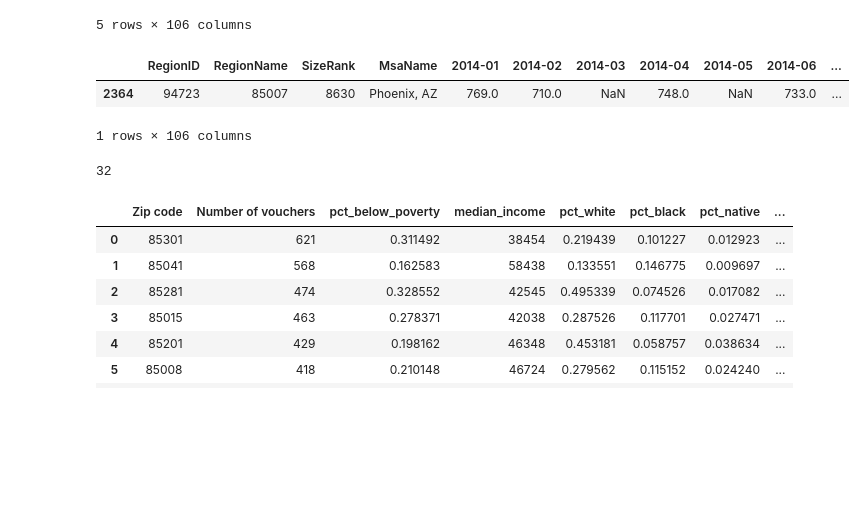
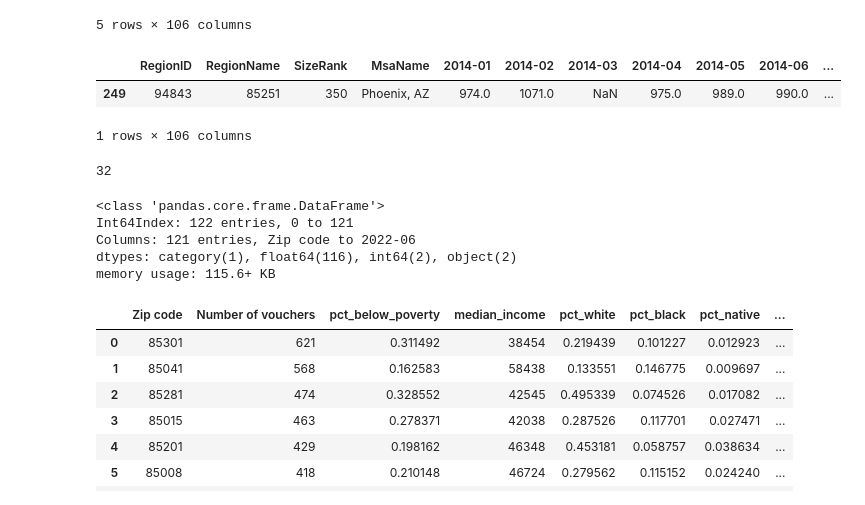
Before and after one commit to amyq96/quick-analyses, a Jupyter notebook: section-8/analyze-voucher-zips.ipynb, the cells around one changed output. Cells and saved outputs as stored; diff of their text form; code cells hidden in the pictures; blank space fills up the shorter version.

```diff
--- a/section-8/analyze-voucher-zips.ipynb
+++ b/section-8/analyze-voucher-zips.ipynb
@@ -679,10 +685,10 @@ zillow.head()
 5 rows × 106 columns
 # %%
 #check that RegionName is zip code
-zillow[zillow['RegionName'] == 85007]
+zillow[zillow['RegionName'] == 85251]
 # %% [output]
 |  | RegionID | RegionName | SizeRank | MsaName | 2014-01 | 2014-02 | 2014-03 | 2014-04 | 2014-05 | 2014-06 | ... |
-| 2364 | 94723 | 85007 | 8630 | Phoenix, AZ | 769.0 | 710.0 | NaN | 748.0 | NaN | 733.0 | ... |
+| 249 | 94843 | 85251 | 350 | Phoenix, AZ | 974.0 | 1071.0 | NaN | 975.0 | 989.0 | 990.0 | ... |
 1 rows × 106 columns
 # %%
 #see how many missing zillow zips there are in voucher data using sets
@@ -692,6 +698,14 @@ len(subset)
 32
 # %%
 vouchers_zillow = pd.merge(vouchers_sorted,zillow,how='left',left_on='Zip code',right_on='RegionName')
+# %%
+vouchers_zillow.info()
+# %% [output]
+<class 'pandas.core.frame.DataFrame'>
+Int64Index: 122 entries, 0 to 121
+Columns: 121 entries, Zip code to 2022-06
+dtypes: category(1), float64(116), int64(2), object(2)
+memory usage: 115.6+ KB
 # %%
 vouchers_zillow.head(30)
 # %% [output]
```
Also changed, not shown: parts of 14 cells of this notebook.
